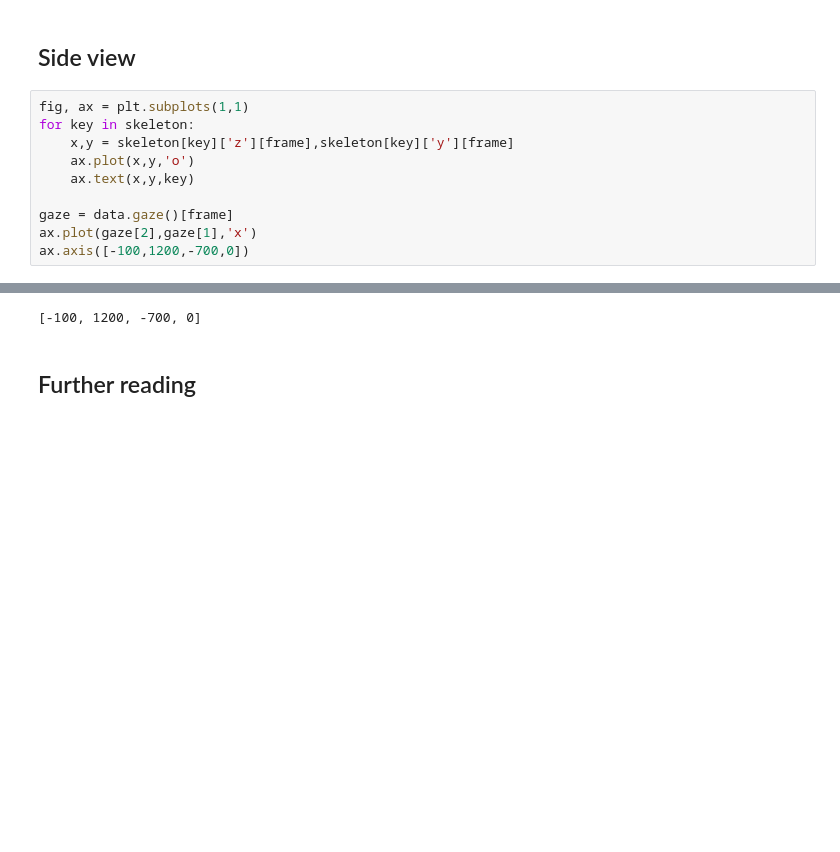
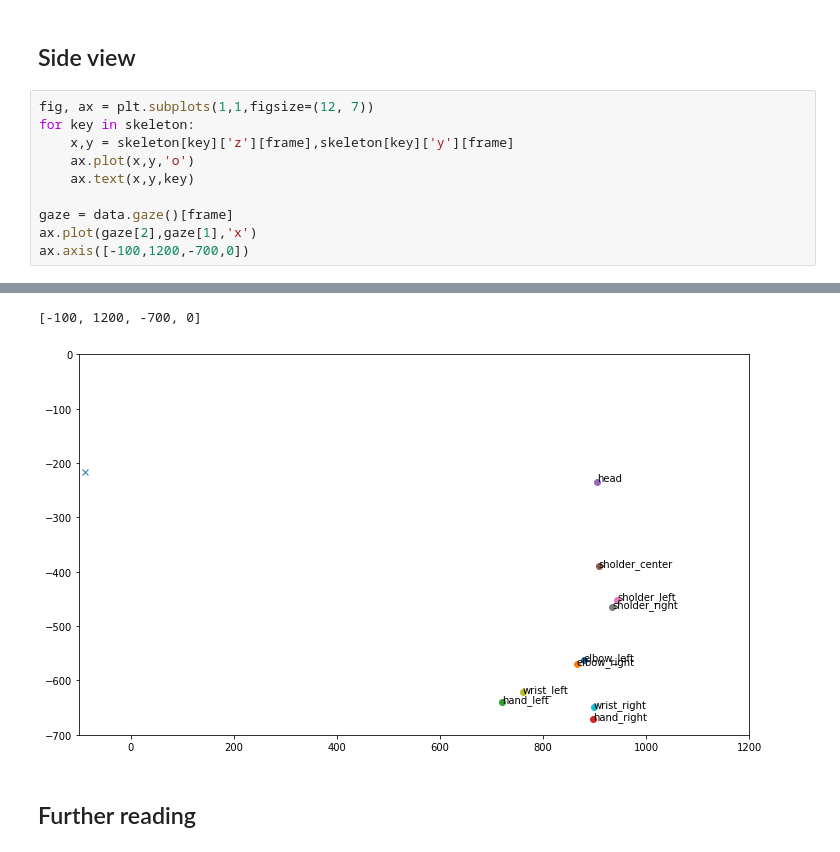
Before and after one commit to dream2020/data, a Jupyter notebook: docs/DREAM-data.ipynb, the cells around one changed output, grey strips where cells are left out. Drawn from its saved outputs; the diff is of its cells as text; blank space fills up the shorter version.

```diff
--- a/docs/DREAM-data.ipynb
+++ b/docs/DREAM-data.ipynb
@@ -74,7 +73,7 @@ ax.axis([-300,500,-700,0])
 # %% [markdown]
 ## Side view
 # %%
-fig, ax = plt.subplots(1,1)
+fig, ax = plt.subplots(1,1,figsize=(12, 7))
 for key in skeleton:
     x,y = skeleton[key]['z'][frame],skeleton[key]['y'][frame]
     ax.plot(x,y,'o')
@@ -89,4 +86,5 @@ ax.axis([-100,1200,-700,0])
 [-100, 1200, -700, 0]
+[figure, added]
 # %% [markdown]
 ## Further reading
 # %% [markdown]
```
Also changed, not shown: parts of 4 cells of this notebook.
